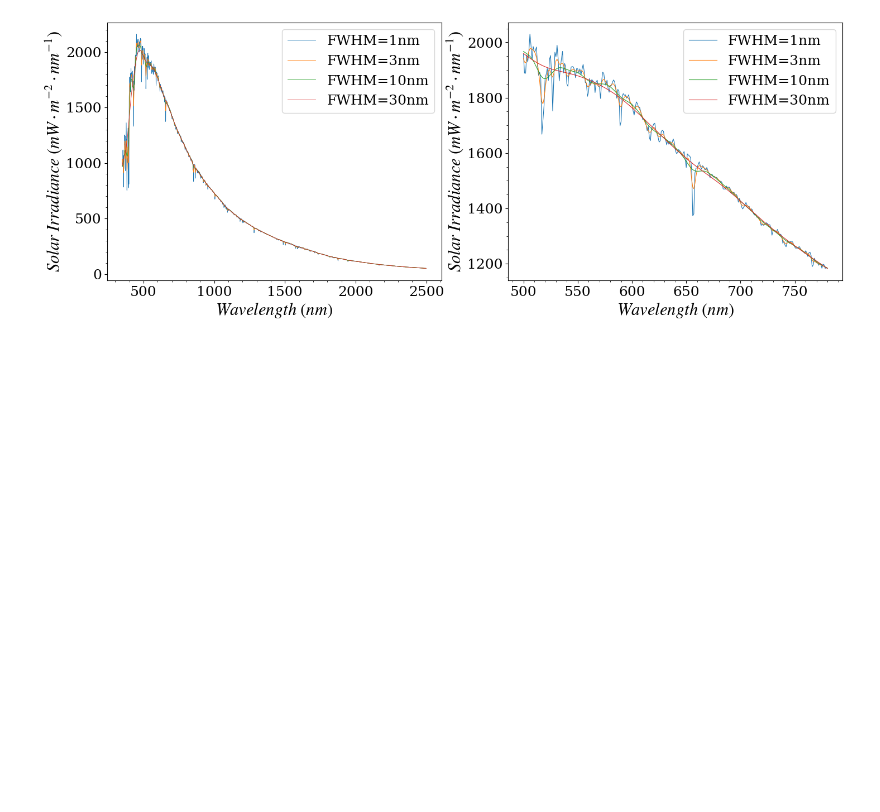
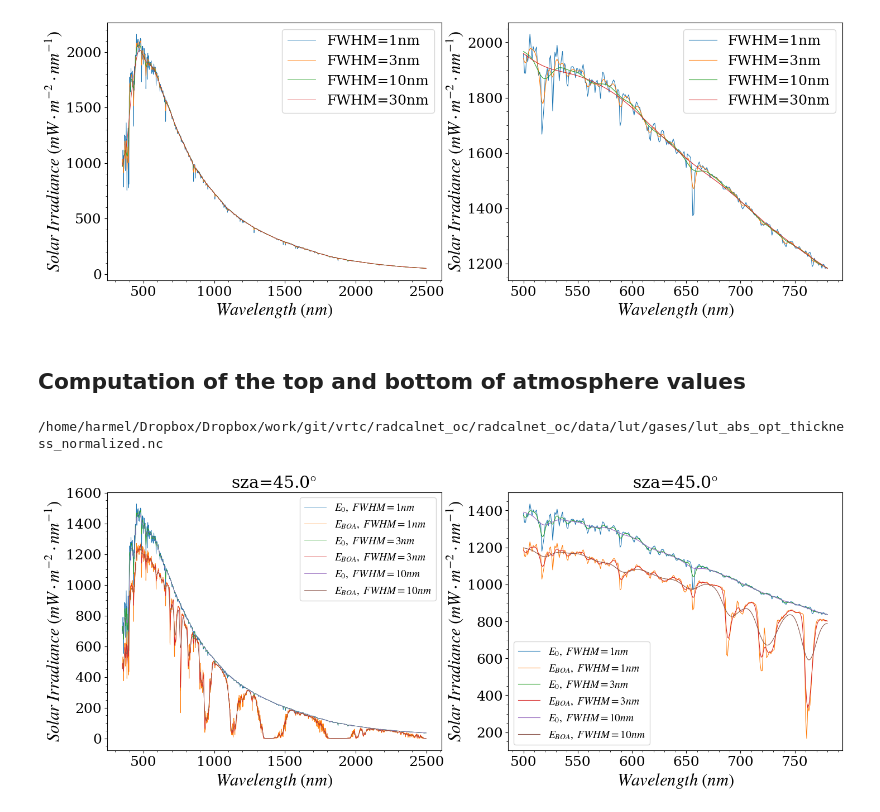
Before and after one commit to Tristanovsk/radcalnet_oc, a Jupyter notebook: notebook/radcalnet_oc_solar_irradiance.ipynb, the cells around one changed output. Saved outputs shown, nothing was run; the diff lists cells and outputs as text; code cells hidden in the pictures; blank space fills up the shorter version.

Commit message:
add downwelling irradiance at BOA

```diff
--- a/notebook/radcalnet_oc_solar_irradiance.ipynb
+++ b/notebook/radcalnet_oc_solar_irradiance.ipynb
@@ -76,3 +76,5 @@ for ax in  axs:
     ax.legend()
 # %% [output]
 [figure]
+# %% [markdown]
+## Computation of the top and bottom of atmosphere values
@@ -78,0 +97,42 @@ for ax in  axs:
+# %%
+lut= radoc.LUT(wl=np.arange(350, 2500, 1))
+lut.load_auxiliary_data()
+lut.lut_preparation(sza=[sza])
+gas_trans = radoc.GaseousTransmittance(lut.gas_lut)
+# %% [output]
+/home/harmel/Dropbox/Dropbox/work/git/vrtc/radcalnet_oc/radcalnet_oc/data/lut/gases/lut_abs_opt_thickness_normalized.nc
+# %%
+solar_irr=radoc.SolarIrradiance()
+fwhm=30.
+sza=45
+mu0 = np.cos(np.radians(sza))
+spectral_res=1
+central_wl=np.arange(350,2500,spectral_res)
+wl_range=slice(500,780)
+
+Taero_mol = lut.trans_lut.Ttot_Ed.isel(wind=1).interp(sza=sza).isel(model=1).interp(aot_ref=aot550,method='quadratic').interp(wl=central_wl,method='quadratic')
+
+gas_trans.air_mass=1./mu0
+
+gas_trans.coef_abs_scat['h2o'] = 1
+gas_trans.coef_abs_scat['ch4'] = 1
+Ttot=gas_trans.get_gaseous_transmittance()
+
+fig,axs = plt.subplots(1,2,figsize=(17,6))
+for fwhm in [1,3,10]:
+    spectral=radoc.Spectral(central_wl,fwhm)
+    F0 = spectral.convolve(solar_irr.tsis)*mu0
+    Tg = spectral.convolve(Ttot)
+    F0.plot(lw=0.6,label=r'$E_{0},\ FWHM='+str(fwhm)+r'nm$',ax=axs[0])
+    F0.sel(wl=wl_range).plot(lw=0.8,label=r'$E_{0},\ FWHM='+str(fwhm)+r'nm$',ax=axs[1])
+    Ed=Taero_mol*F0*Tg
+    Ed.plot(lw=0.6,label=r'$E_{BOA},\ FWHM='+str(fwhm)+r'nm$',ax=axs[0])
+    Ed.sel(wl=wl_range).plot(lw=0.8,label=r'$E_{BOA},\ FWHM='+str(fwhm)+r'nm$',ax=axs[1])
+for ax in  axs:
+    ax.set_xlabel(r'$Wavelength\ (nm)$')
+    ax.set_ylabel(r'$Solar\ Irradiance\ (mW\cdot m^{-2}\cdot nm^{-1})$')
+    ax.minorticks_on()
+    ax.set_title('sza={:.1f}'.format(sza)+r'$\degree$')
+    ax.legend(fontsize=14)
+# %% [output]
+[figure, added]
```
Also changed, not shown: parts of 1 cell of this notebook, 2 other files.
